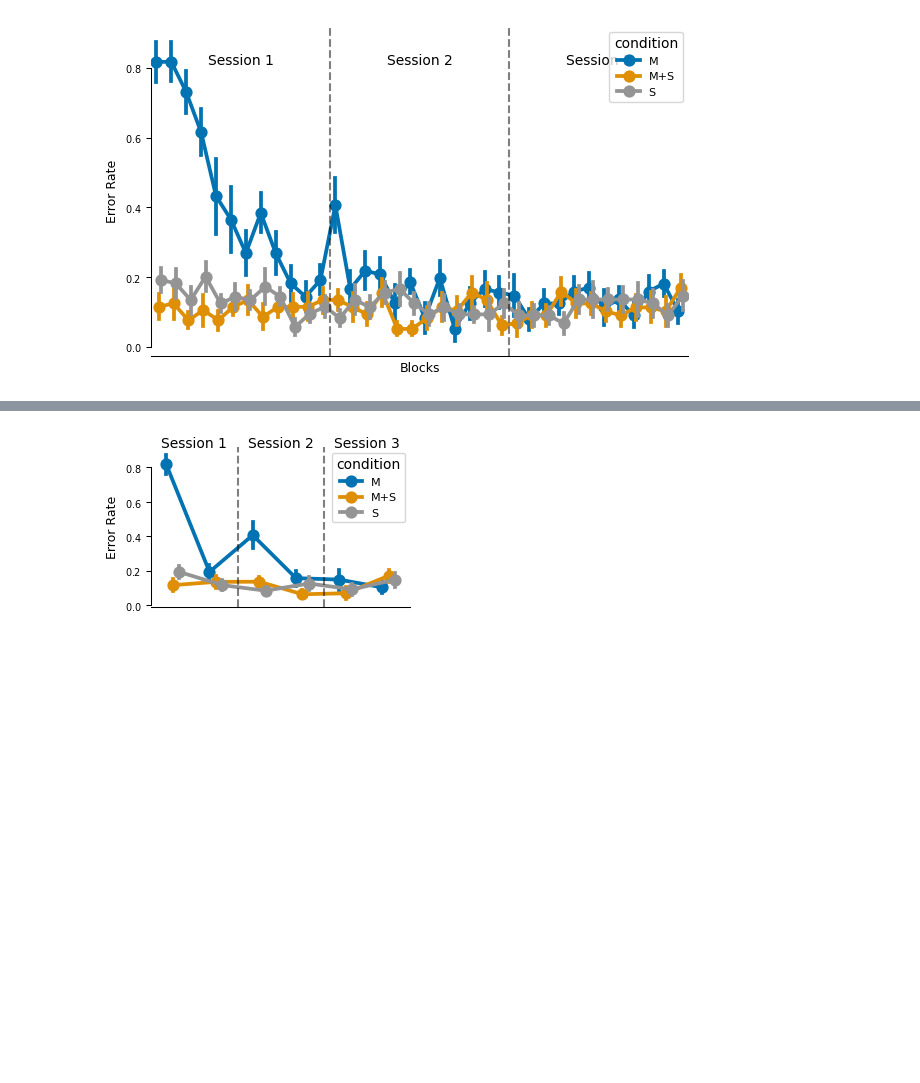
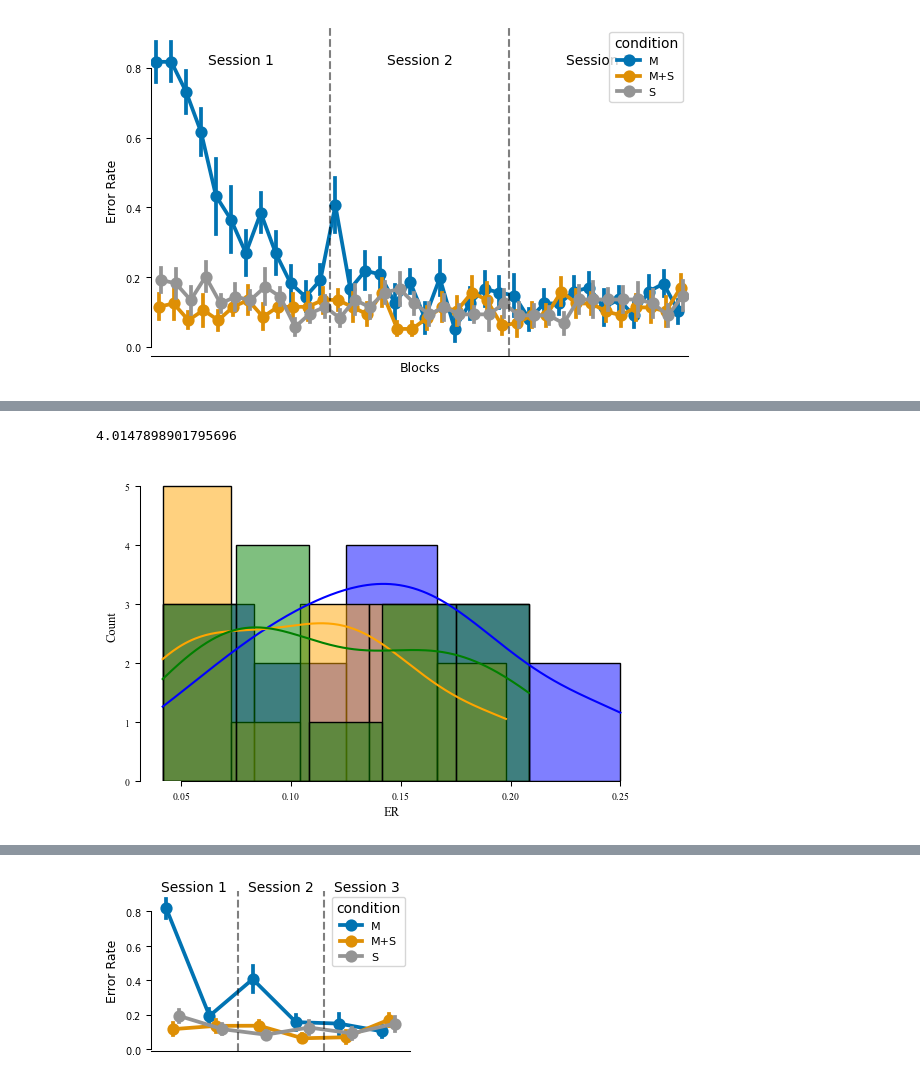
Before and after one commit to manazerzadeh/SequenceSensoryMemoryIntegration, a Jupyter notebook: DataAnalysis.ipynb, the cells around one changed output, grey strips where cells are left out. Cells and saved outputs as stored; diff of their text form; code cells hidden in the pictures; blank space fills up the shorter version.

Commit message:
Added statistical analysis to data

```diff
--- a/DataAnalysis.ipynb
+++ b/DataAnalysis.ipynb
@@ -308,3 +367,53 @@ plt.show()
+# %%
+fig_height
+# %% [output]
+4.0147898901795696
+# %%
+set_figure_style(scale = "2col")
+
+
+
+# ---- Error Rate ----
+### statistical test to show no ER difference in day 2 and day 3
+second_and_last_day = subjs[subjs['BN'].isin(session3_blocks)].copy()
+# merge S and M+S conditions
+# second_and_last_day['condition'] = second_and_last_day['condition'].replace({'S': 'S', 'M+S': 'S'})
+
+subjs_grouped = second_and_last_day.groupby(['SubNum', 'condition']).agg({
+    'isError': ['sum', 'count']
+    # 'isError': 'sum'
+}).reset_index()
+subjs_grouped['ER'] = subjs_grouped['isError']['sum'] / subjs_grouped['isError']['count']
+# print(subjs_grouped)
+
+# plot histogram of ER difference between M and M+S conditions
+sns.histplot(subjs_grouped[subjs_grouped['condition'] == 'M']['ER'], kde=True, color='blue', label='M')
+sns.histplot(subjs_grouped[subjs_grouped['condition'] == 'M+S']['ER'], kde=True, color='orange', label='M+S')
+sns.histplot(subjs_grouped[subjs_grouped['condition'] == 'S']['ER'], kde=True, color='green', label='S')
+
+
+#chi-square test
+
+# print(stats.ttest_rel(subjs_grouped[subjs_grouped['condition'] == 'M']['ER'], subjs_grouped[subjs_grouped['condition'] == 'M+S']['ER']))
+# print(stats.ttest_rel(subjs_grouped[subjs_grouped['condition'] == 'M']['ER'], subjs_grouped[subjs_grouped['condition'] == 'S']['ER']))
+
+# res = AnovaRM(subjs_grouped[['ER', 'SubNum', 'condition']], 'ER', 'SubNum', within=['condition']).fit()
+# print(res)
+
+#chi-square test
+# make a contingency table having count of error for each condition
+# contingency_table = pd.pivot_table(subjs_grouped, columns='condition', index='SubNum', values='isError', aggfunc='sum')
+# print(contingency_table)
+# chi2, p, dof, expected = stats.chi2_contingency(contingency_table)
+# print(f"Chi-square test: chi2 = {chi2}, p-value = {p}, dof = {dof}")
+
+
+
+sns.despine(trim=True)
+
+# plt.savefig(path_figs + "MT_and_Error_sessions.pdf", format = 'pdf', bbox_inches = 'tight')
+# %% [output]
+[figure, added]
 # %%
 set_figure_style(scale = "2col")
 
```
Also changed, not shown: parts of 22 cells of this notebook, 3 other files.
